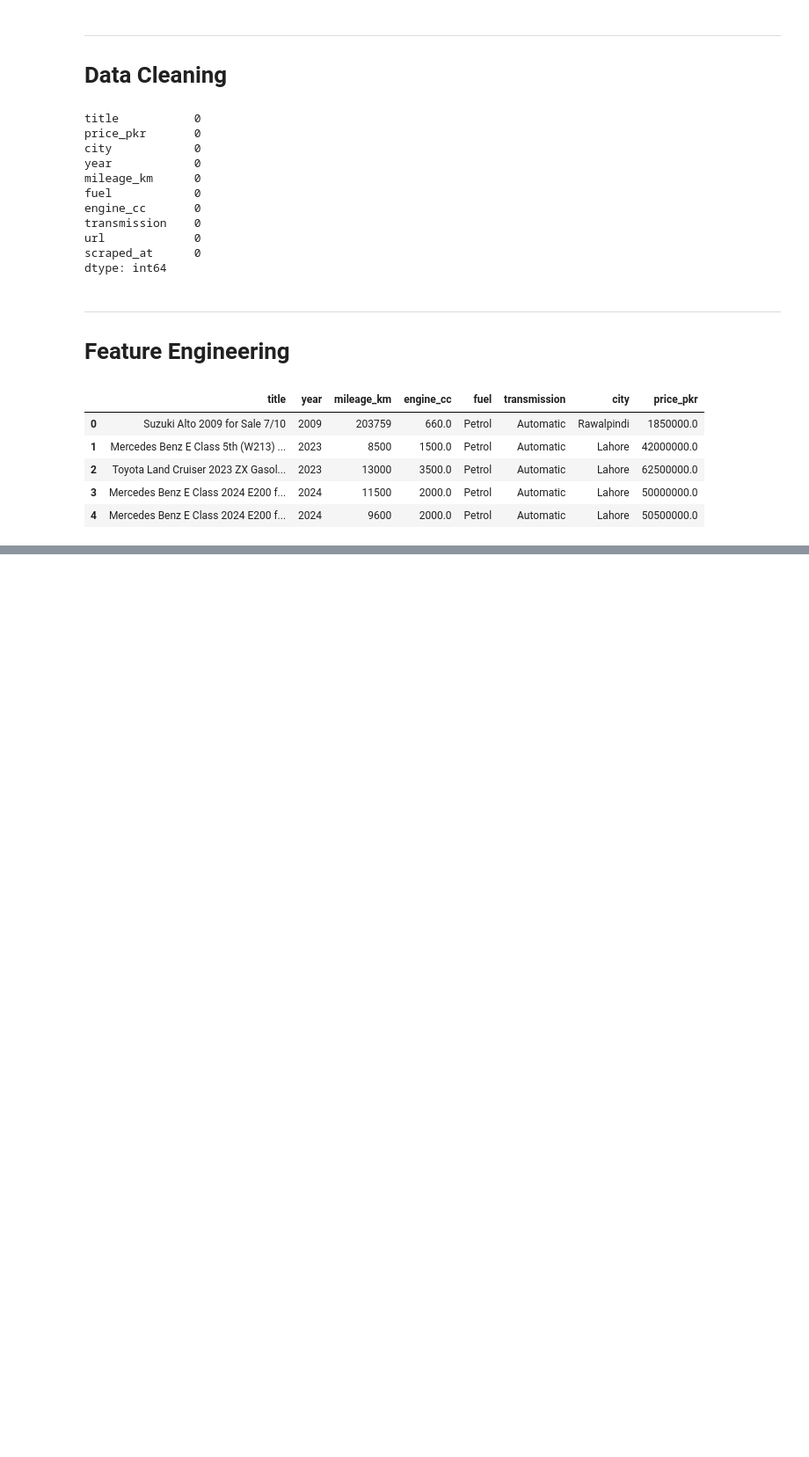
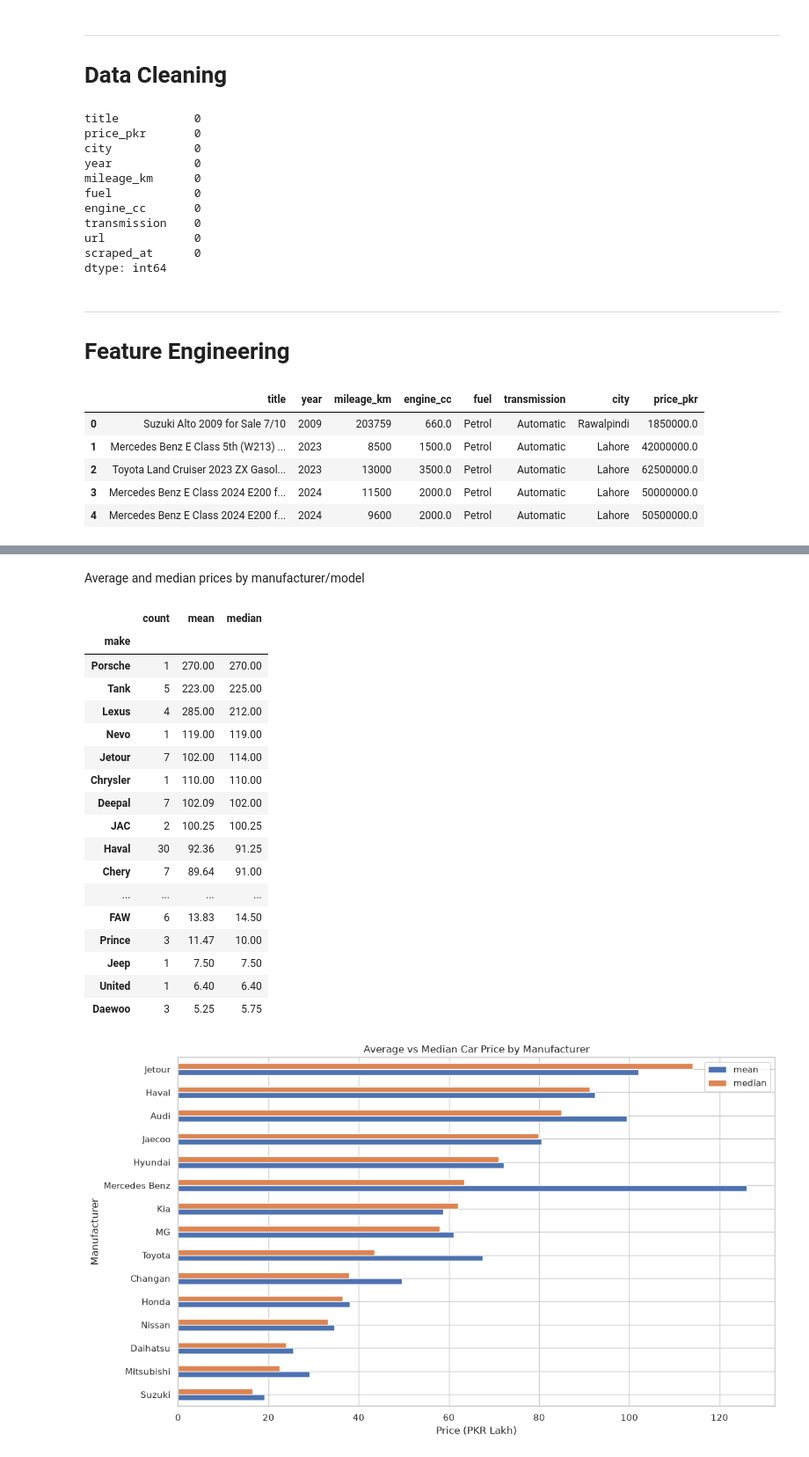
Before and after one commit to RealHaroon/Artificial-Intelligence-Labs, a Jupyter notebook: Machine Learning/Used Car Price Predictor/notebook/UsedCarPricePredictor.ipynb, the cells around one changed output, grey strips where cells are left out. Shown at 88% size. Drawn from its saved outputs; the diff is of its cells as text; code cells hidden in the pictures; blank space fills up the shorter version.

```diff
--- a/Machine Learning/Used Car Price Predictor/notebook/UsedCarPricePredictor.ipynb
+++ b/Machine Learning/Used Car Price Predictor/notebook/UsedCarPricePredictor.ipynb
@@ -102,0 +661,46 @@ df.head()
+# %% [markdown]
+Average and median prices by manufacturer/model
+# %%
+make_prices = (
+    df.groupby("make")["price_lakh"]
+    .agg(count="count", mean="mean", median="median")
+    .sort_values("median", ascending=False)
+)
+
+display(make_prices.round(2))
+
+# Top 15 makes by listing count
+top_makes = df["make"].value_counts().head(15).index
+
+make_subset = make_prices.loc[top_makes].sort_values("median")
+
+make_subset[["mean", "median"]].plot(
+    kind="barh",
+    figsize=(12, 7)
+)
+
+plt.title("Average vs Median Car Price by Manufacturer")
+plt.xlabel("Price (PKR Lakh)")
+plt.ylabel("Manufacturer")
+plt.tight_layout()
+plt.show()
+# %% [output]
+|  | count | mean | median |
+| make |  |  |  |
+| Porsche | 1 | 270.00 | 270.00 |
+| Tank | 5 | 223.00 | 225.00 |
+| Lexus | 4 | 285.00 | 212.00 |
+| Nevo | 1 | 119.00 | 119.00 |
+| Jetour | 7 | 102.00 | 114.00 |
+| Chrysler | 1 | 110.00 | 110.00 |
+| Deepal | 7 | 102.09 | 102.00 |
+| JAC | 2 | 100.25 | 100.25 |
+| Haval | 30 | 92.36 | 91.25 |
+| Chery | 7 | 89.64 | 91.00 |
+| ... | ... | ... | ... |
+| FAW | 6 | 13.83 | 14.50 |
+| Prince | 3 | 11.47 | 10.00 |
+| Jeep | 1 | 7.50 | 7.50 |
+| United | 1 | 6.40 | 6.40 |
+| Daewoo | 3 | 5.25 | 5.75 |
+[figure, added]
```
Also changed, not shown: parts of 31 cells of this notebook, 4 other files.
